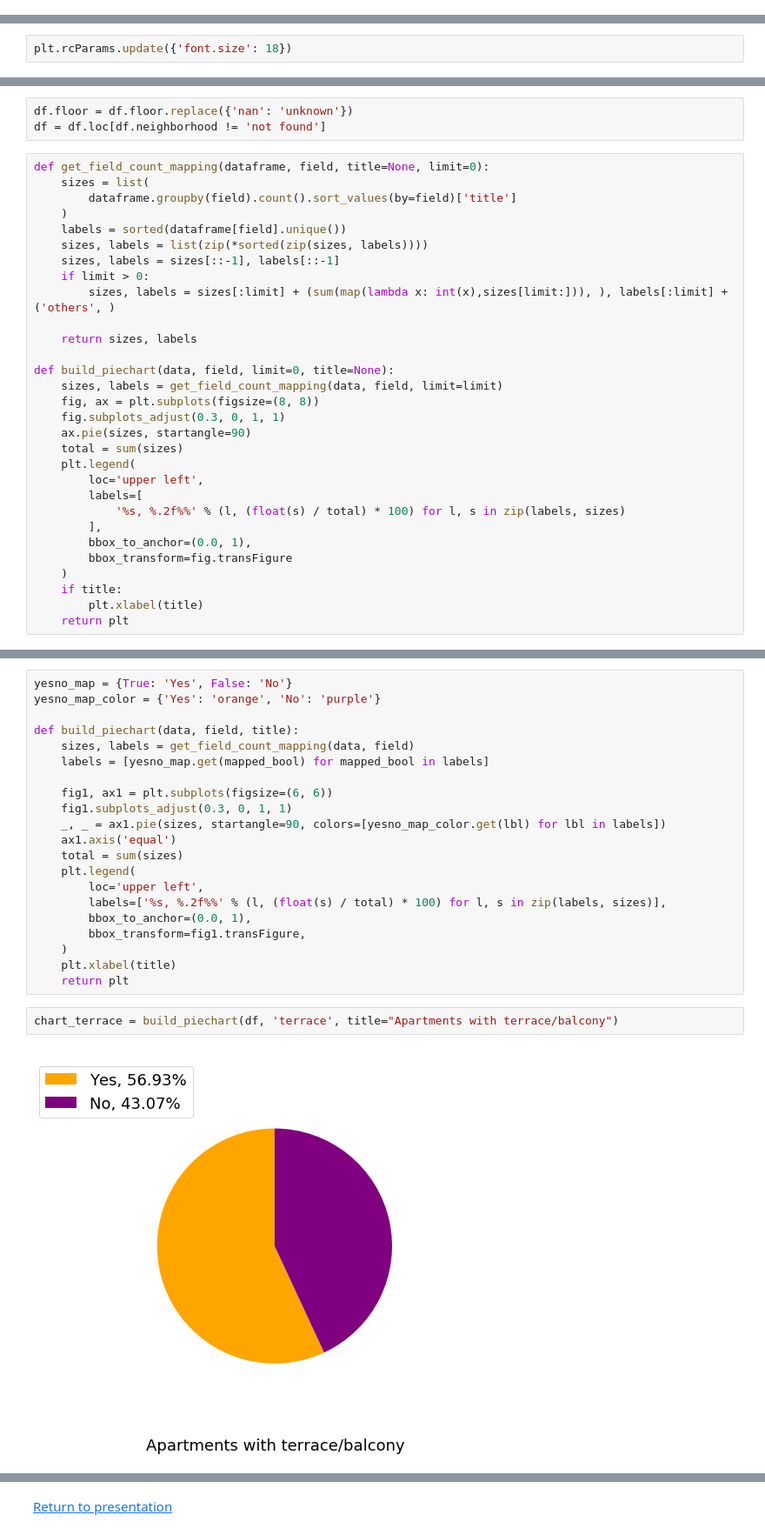
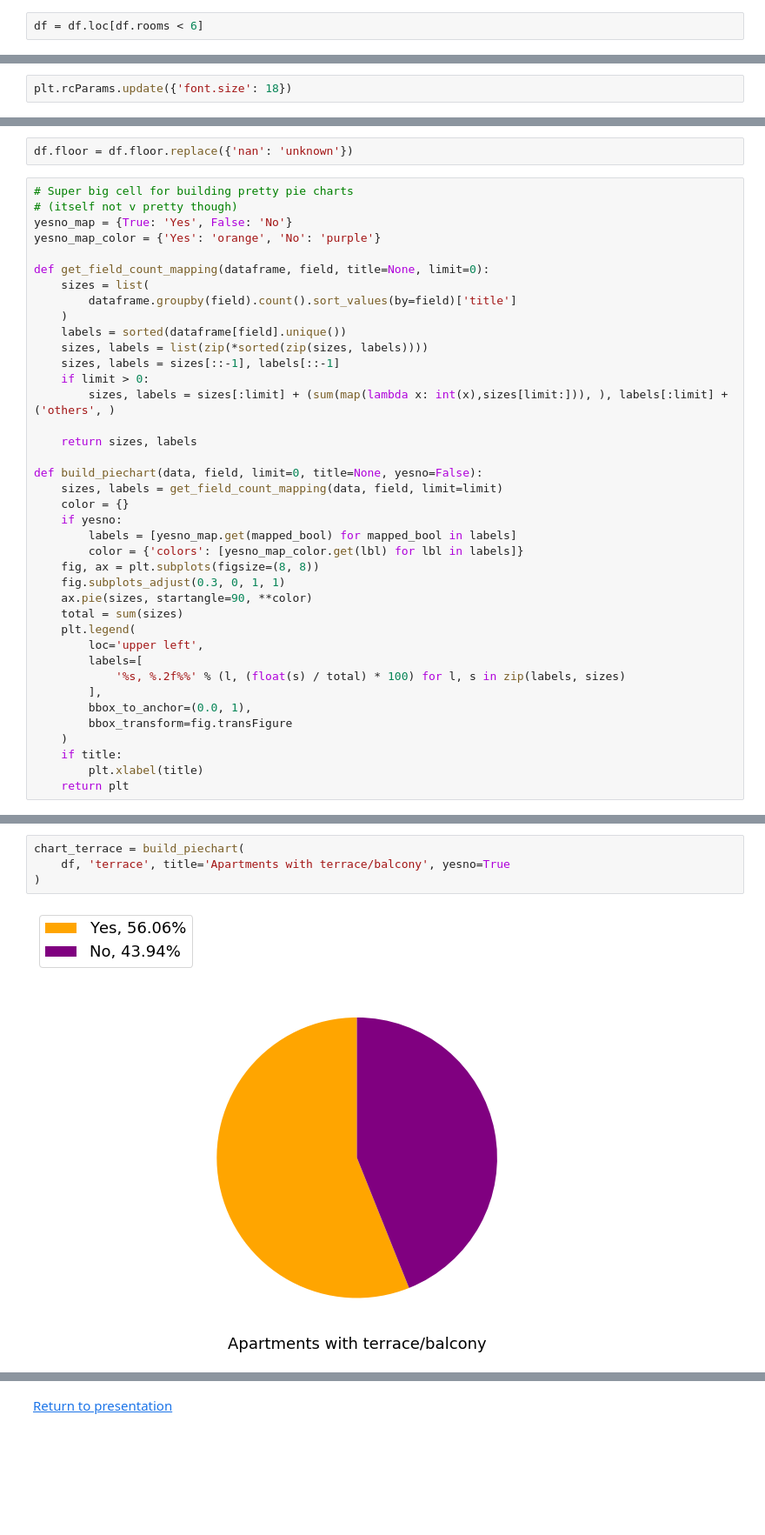
Before and after one commit to danielacraciun/scrape-real-estate-cluj-stats, a Jupyter notebook: index.ipynb, the cells around one changed output, grey strips where cells are left out. Shown at 87% size. Saved outputs shown, nothing was run; the diff lists cells and outputs as text; blank space fills up the shorter version.

```diff
--- a/index.ipynb
+++ b/index.ipynb
@@ -263,6 +278,8 @@ df = df.loc[df.price_sqm < 25]
 linear_graph = sb.regplot(x="surface", y="rooms", data=df)
 # %% [output]
 [figure]
+# %%
+df = df.loc[df.rooms < 6]
 # %%
 # Exploring the linear relationship between price and rooms
 linear_graph = sb.regplot(x="rooms", y="price", data=df)
@@ -338,7 +351,11 @@ style.set_properties(**{'font-size':'16pt'})
 # %%
 df.floor = df.floor.replace({'nan': 'unknown'})
-df = df.loc[df.neighborhood != 'not found']
 # %%
+# Super big cell for building pretty pie charts
+# (itself not v pretty though)
+yesno_map = {True: 'Yes', False: 'No'}
+yesno_map_color = {'Yes': 'orange', 'No': 'purple'}
+
 def get_field_count_mapping(dataframe, field, title=None, limit=0):
     sizes = list(
         dataframe.groupby(field).count().sort_values(by=field)['title']
@@ -351,11 +368,15 @@ def get_field_count_mapping(dataframe, field, title=None, limit=0):
 
     return sizes, labels
 
-def build_piechart(data, field, limit=0, title=None):
+def build_piechart(data, field, limit=0, title=None, yesno=False):
     sizes, labels = get_field_count_mapping(data, field, limit=limit)
+    color = {}
+    if yesno:
+        labels = [yesno_map.get(mapped_bool) for mapped_bool in labels]
+        color = {'colors': [yesno_map_color.get(lbl) for lbl in labels]}
     fig, ax = plt.subplots(figsize=(8, 8))
     fig.subplots_adjust(0.3, 0, 1, 1)
-    ax.pie(sizes, startangle=90)
+    ax.pie(sizes, startangle=90, **color)
     total = sum(sizes)
     plt.legend(
         loc='upper left',
@@ -382,28 +407,9 @@ floors_chart = build_piechart(df, 'floor', 5, 'Percentage of apartments by floor
 # %% [output]
 [figure]
-# %%
-yesno_map = {True: 'Yes', False: 'No'}
-yesno_map_color = {'Yes': 'orange', 'No': 'purple'}
-
-def build_piechart(data, field, title):
-    sizes, labels = get_field_count_mapping(data, field)
-    labels = [yesno_map.get(mapped_bool) for mapped_bool in labels]
-
-    fig1, ax1 = plt.subplots(figsize=(6, 6))
-    fig1.subplots_adjust(0.3, 0, 1, 1)
-    _, _ = ax1.pie(sizes, startangle=90, colors=[yesno_map_color.get(lbl) for lbl in labels])
-    ax1.axis('equal')
-    total = sum(sizes)
-    plt.legend(
-        loc='upper left',
-        labels=['%s, %.2f%%' % (l, (float(s) / total) * 100) for l, s in zip(labels, sizes)],
-        bbox_to_anchor=(0.0, 1),
-        bbox_transform=fig1.transFigure,
-    )
-    plt.xlabel(title)
-    return plt
 # %%
-chart_terrace = build_piechart(df, 'terrace', title="Apartments with terrace/balcony")
+chart_terrace = build_piechart(
+    df, 'terrace', title='Apartments with terrace/balcony', yesno=True
+)
 # %% [output]
-[figure, old version]
+[figure, new version]
 # %%
```
Also changed, not shown: parts of 46 cells of this notebook, 1 other file.
